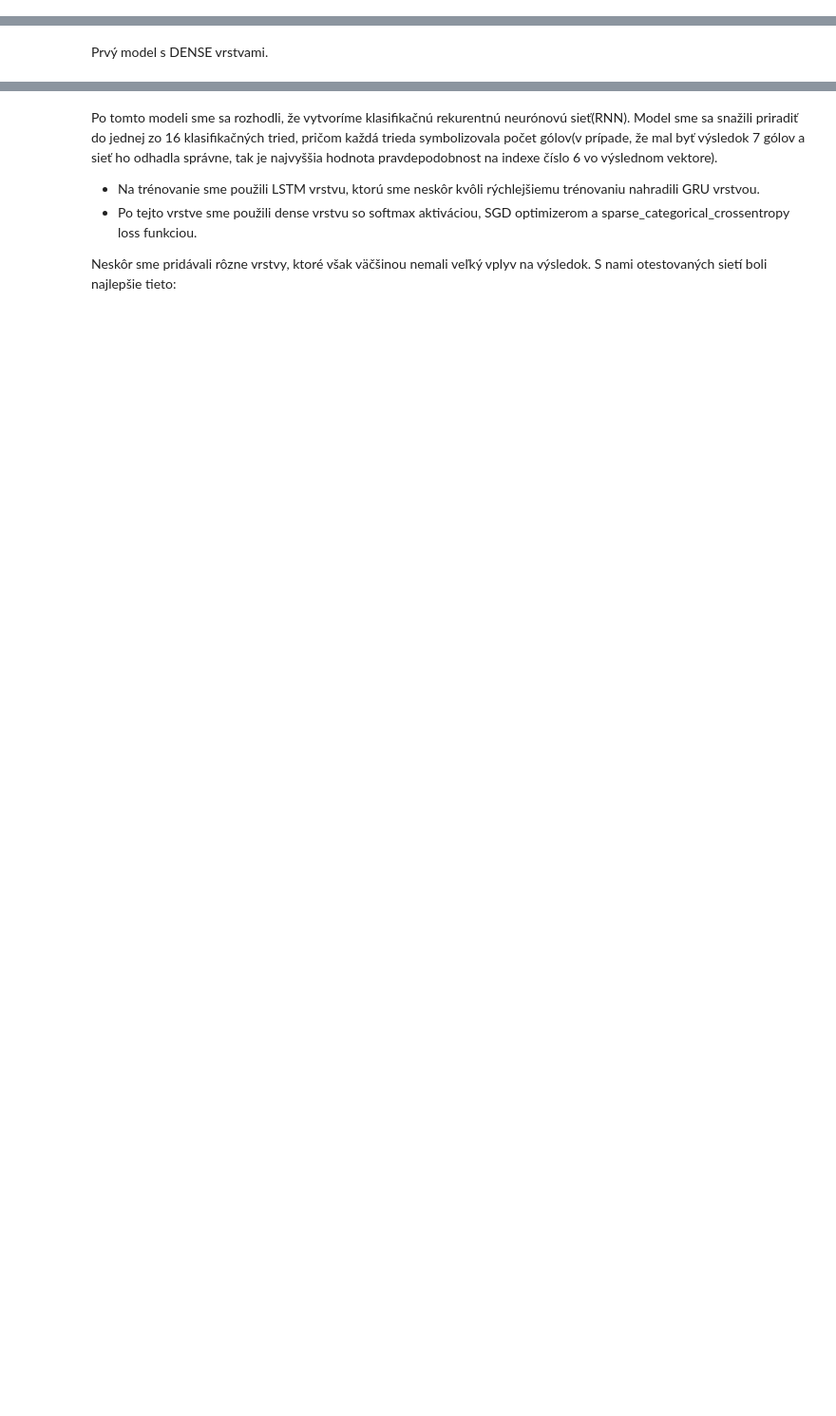
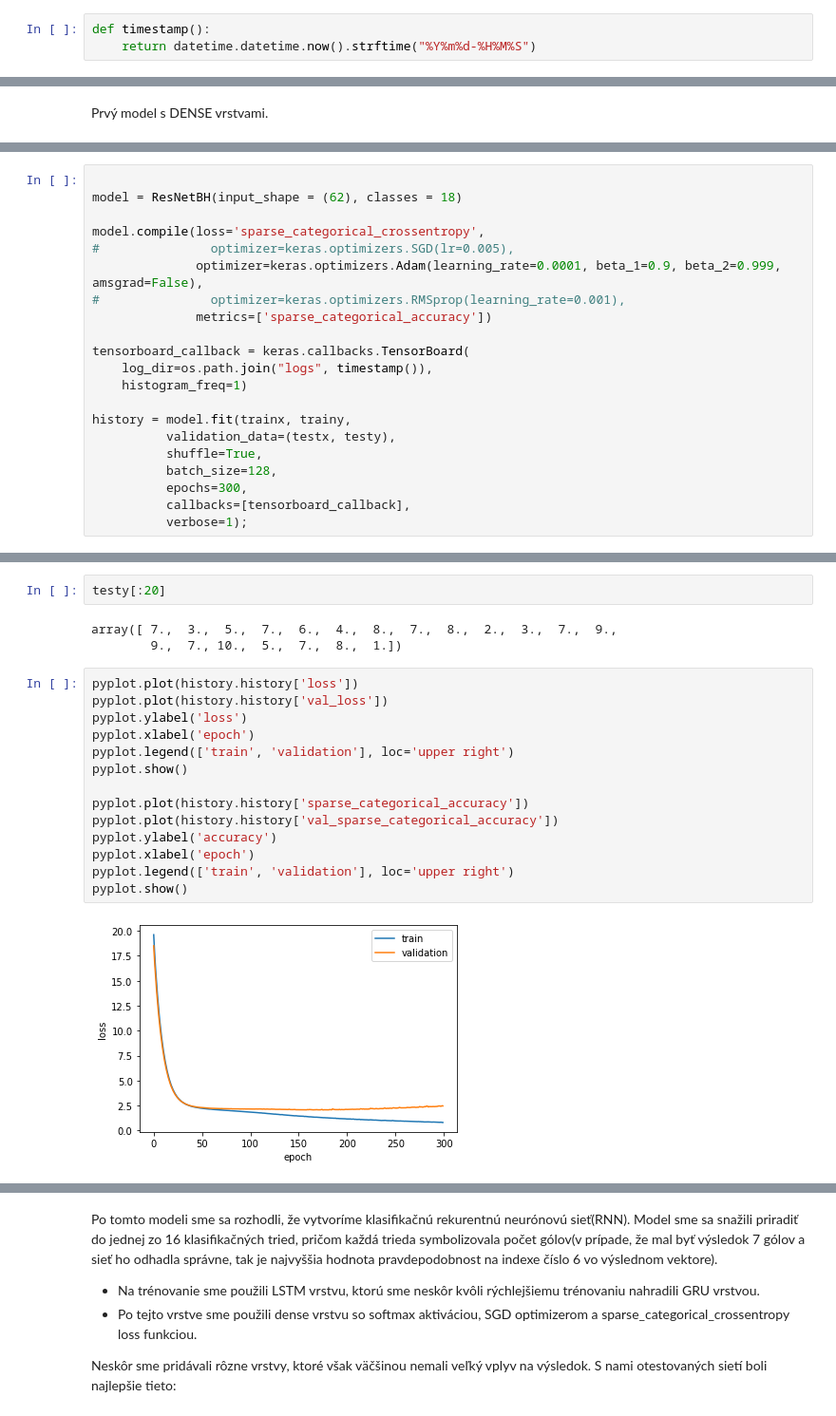
Before and after one commit to urbrex/FIIT_NS_2019, a Jupyter notebook: BaselineModel.ipynb, the cells around one changed output, grey strips where cells are left out. Shown at 95% size. Saved outputs shown, nothing was run; the diff lists cells and outputs as text; blank space fills up the shorter version.

Commit message:
residual-model

```diff
--- a/BaselineModel.ipynb
+++ b/BaselineModel.ipynb
@@ -17,6 +17,9 @@ import tensorflow as tf
 import tensorflow.keras as keras
 import numpy as np
 from matplotlib import pyplot
+# %%
+def timestamp():
+    return datetime.datetime.now().strftime("%Y%m%d-%H%M%S")
 # %% [markdown]
 Načítanie hodnôt z vopred pripraveného datasetu 1.
 # %%
@@ -45,0 +137,21 @@ Prvý model s  DENSE vrstvami.
+# %%
+
+model = ResNetBH(input_shape = (62), classes = 18)
+
+model.compile(loss='sparse_categorical_crossentropy',
+#               optimizer=keras.optimizers.SGD(lr=0.005),
+              optimizer=keras.optimizers.Adam(learning_rate=0.0001, beta_1=0.9, beta_2=0.999, amsgrad=False),
+#               optimizer=keras.optimizers.RMSprop(learning_rate=0.001),
+              metrics=['sparse_categorical_accuracy'])
+
+tensorboard_callback = keras.callbacks.TensorBoard(
+    log_dir=os.path.join("logs", timestamp()),
+    histogram_freq=1)
+
+history = model.fit(trainx, trainy,
+          validation_data=(testx, testy),
+          shuffle=True,
+          batch_size=128,
+          epochs=300,
+          callbacks=[tensorboard_callback],
+          verbose=1);
@@ -45,0 +182,21 @@ Prvý model s  DENSE vrstvami.
+# %%
+testy[:20]
+# %% [output]
+array([ 7.,  3.,  5.,  7.,  6.,  4.,  8.,  7.,  8.,  2.,  3.,  7.,  9.,
+        9.,  7., 10.,  5.,  7.,  8.,  1.])
+# %%
+pyplot.plot(history.history['loss'])
+pyplot.plot(history.history['val_loss'])
+pyplot.ylabel('loss')
+pyplot.xlabel('epoch')
+pyplot.legend(['train', 'validation'], loc='upper right')
+pyplot.show()
+
+pyplot.plot(history.history['sparse_categorical_accuracy'])
+pyplot.plot(history.history['val_sparse_categorical_accuracy'])
+pyplot.ylabel('accuracy')
+pyplot.xlabel('epoch')
+pyplot.legend(['train', 'validation'], loc='upper right')
+pyplot.show()
+# %% [output]
+[figure, added]
```
Also changed, not shown: parts of 16 cells of this notebook.
